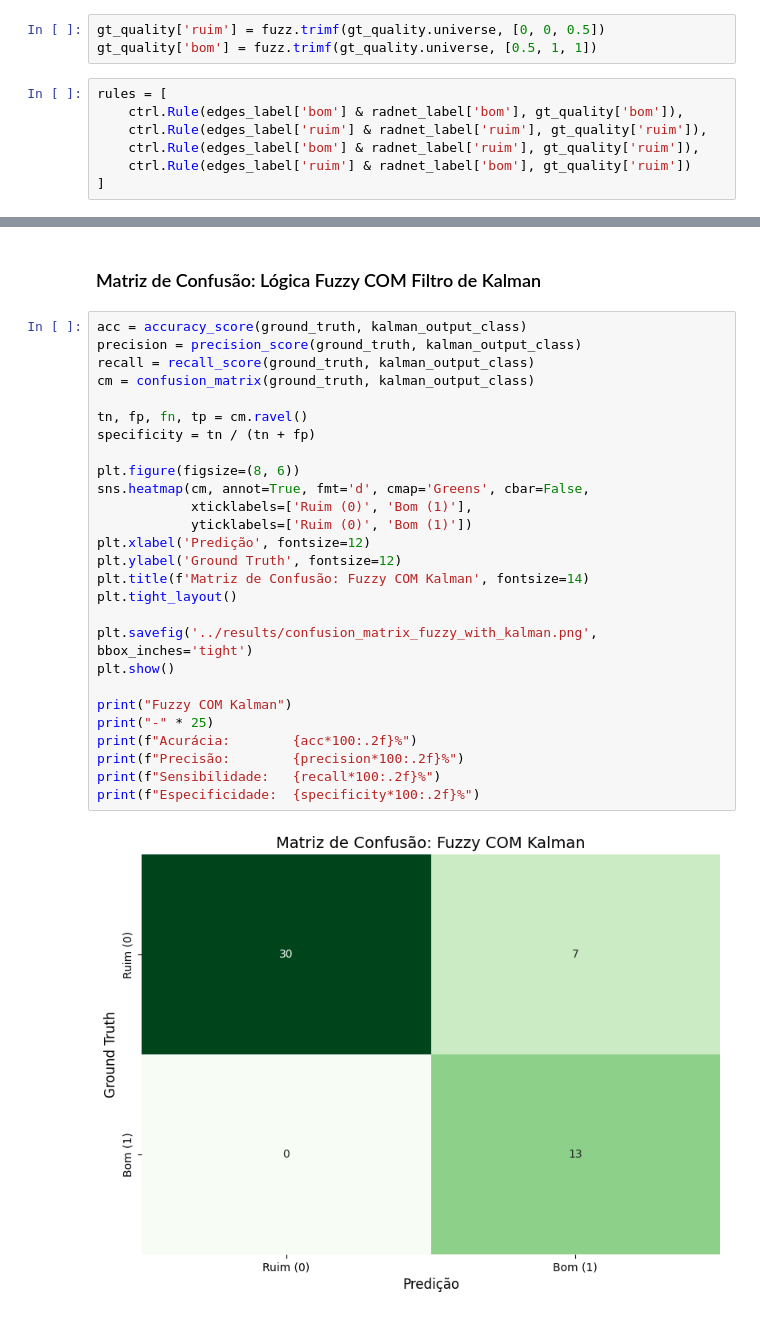
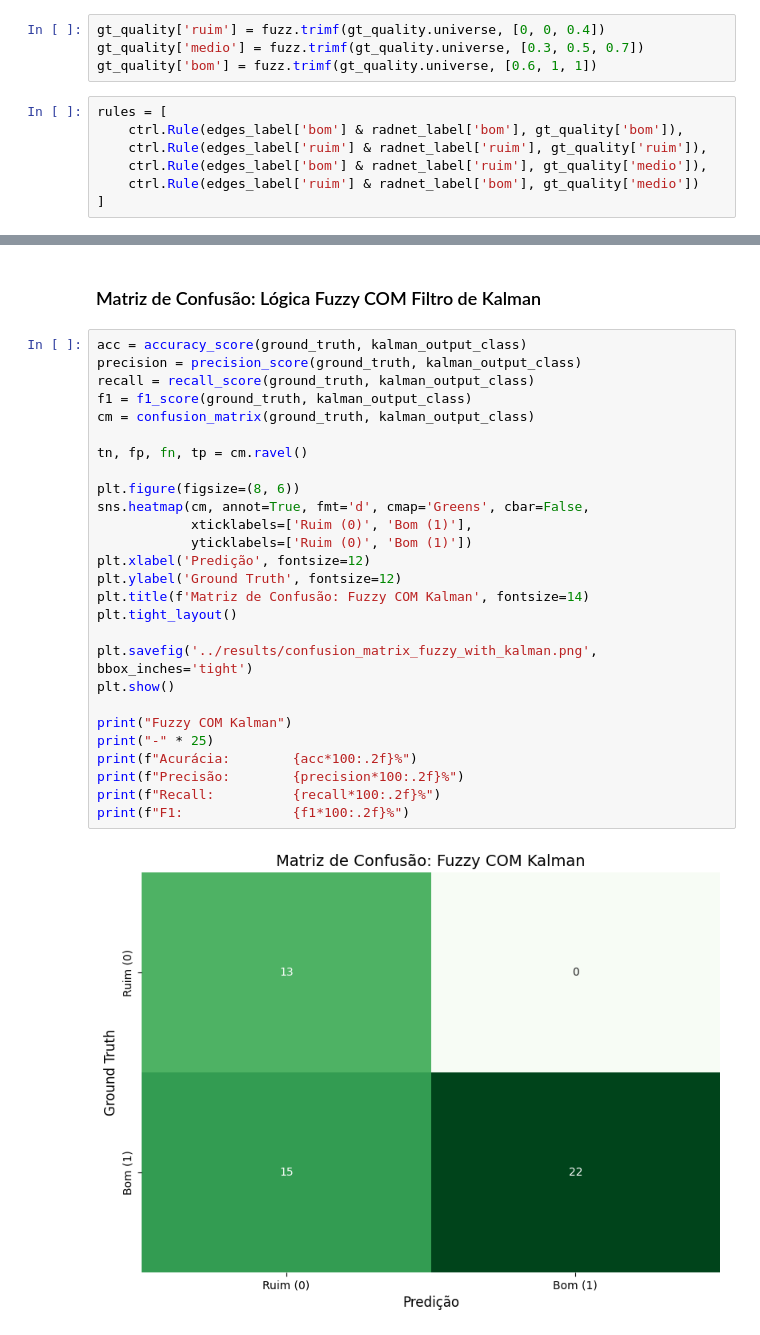
Before and after one commit to charlesluizmendes/RadnetFusion, a Jupyter notebook: src/7.results.ipynb, the cells around one changed output, grey strips where cells are left out. Cells and saved outputs as stored; diff of their text form.

Commit message:
Alterando Kalman e Result

```diff
--- a/src/7.results.ipynb
+++ b/src/7.results.ipynb
@@ -132,14 +132,15 @@ edges_label['bom'] = fuzz.trimf(edges_label.universe, [0.5, 1, 1])
 radnet_label['ruim'] = fuzz.trimf(radnet_label.universe, [0, 0, 0.5])
 radnet_label['bom'] = fuzz.trimf(radnet_label.universe, [0.5, 1, 1])
 # %%
-gt_quality['ruim'] = fuzz.trimf(gt_quality.universe, [0, 0, 0.5])
-gt_quality['bom'] = fuzz.trimf(gt_quality.universe, [0.5, 1, 1])
+gt_quality['ruim'] = fuzz.trimf(gt_quality.universe, [0, 0, 0.4])
+gt_quality['medio'] = fuzz.trimf(gt_quality.universe, [0.3, 0.5, 0.7])
+gt_quality['bom'] = fuzz.trimf(gt_quality.universe, [0.6, 1, 1])
 # %%
 rules = [
     ctrl.Rule(edges_label['bom'] & radnet_label['bom'], gt_quality['bom']),
     ctrl.Rule(edges_label['ruim'] & radnet_label['ruim'], gt_quality['ruim']),
-    ctrl.Rule(edges_label['bom'] & radnet_label['ruim'], gt_quality['ruim']),
-    ctrl.Rule(edges_label['ruim'] & radnet_label['bom'], gt_quality['ruim'])
+    ctrl.Rule(edges_label['bom'] & radnet_label['ruim'], gt_quality['medio']),
+    ctrl.Rule(edges_label['ruim'] & radnet_label['bom'], gt_quality['medio'])
 ]
 # %%
 fuzzy_system = ctrl.ControlSystemSimulation(ctrl.ControlSystem(rules))
@@ -198,31 +199,31 @@ Especificidade:  91.89%
 # %%
 acc = accuracy_score(ground_truth, kalman_output_class)
 precision = precision_score(ground_truth, kalman_output_class)
 recall = recall_score(ground_truth, kalman_output_class)
+f1 = f1_score(ground_truth, kalman_output_class)
 cm = confusion_matrix(ground_truth, kalman_output_class)
 
 tn, fp, fn, tp = cm.ravel()
-specificity = tn / (tn + fp)
 
 plt.figure(figsize=(8, 6))
 sns.heatmap(cm, annot=True, fmt='d', cmap='Greens', cbar=False,
             xticklabels=['Ruim (0)', 'Bom (1)'],
             yticklabels=['Ruim (0)', 'Bom (1)'])
 plt.xlabel('Predição', fontsize=12)
 plt.ylabel('Ground Truth', fontsize=12)
 plt.title(f'Matriz de Confusão: Fuzzy COM Kalman', fontsize=14)
 plt.tight_layout()
 
 plt.savefig('../results/confusion_matrix_fuzzy_with_kalman.png', bbox_inches='tight')
 plt.show()
 
 print("Fuzzy COM Kalman")
 print("-" * 25)
 print(f"Acurácia:        {acc*100:.2f}%")
 print(f"Precisão:        {precision*100:.2f}%")
-print(f"Sensibilidade:   {recall*100:.2f}%")
-print(f"Especificidade:  {specificity*100:.2f}%")
+print(f"Recall:          {recall*100:.2f}%")
+print(f"F1:              {f1*100:.2f}%")
 # %% [output]
-[figure, old version]
+[figure, new version]
 Fuzzy COM Kalman
 -------------------------
```
Also changed, not shown: parts of 5 cells of this notebook, 6 other files.
